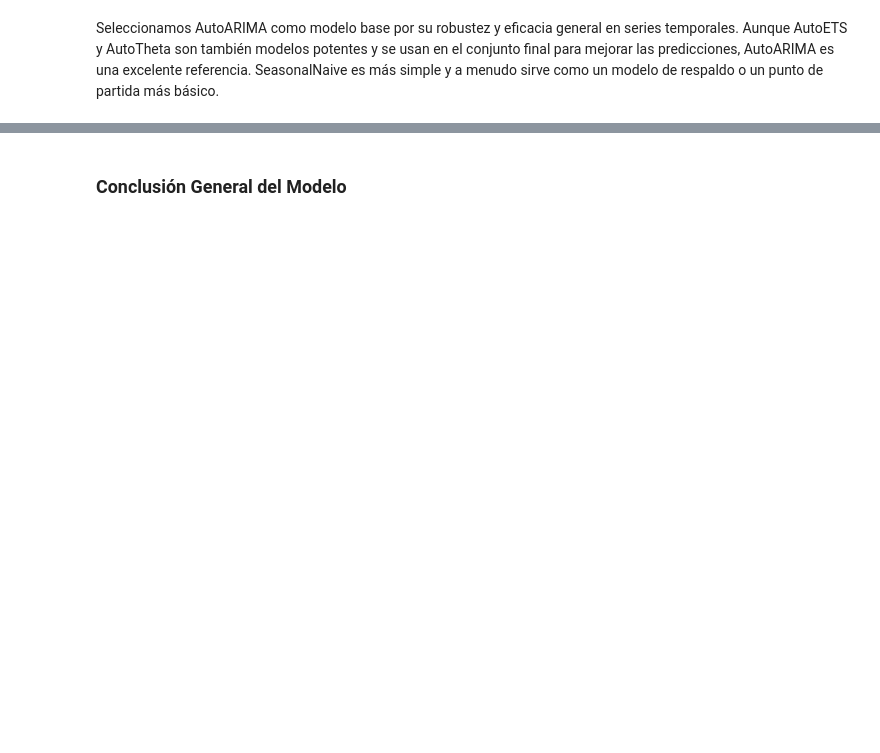
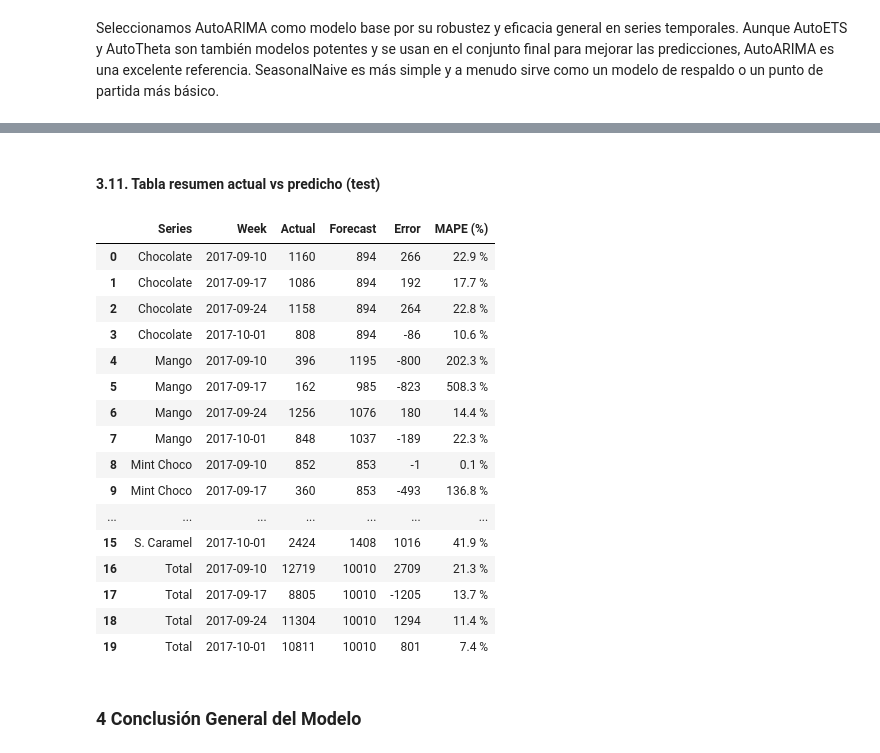
Before and after one commit to Manuel-Carreno/forecasting-parcial, a Jupyter notebook: 02_Parcial_Forecasting_Manuel_Carreño_Esteban_Sequeda.ipynb, the cells around one changed output, grey strips where cells are left out. Drawn from its saved outputs; the diff is of its cells as text; code cells hidden in the pictures; blank space fills up the shorter version.

Commit message:
Se creó con Colab

```diff
--- a/02_Parcial_Forecasting_Manuel_Carreño_Esteban_Sequeda.ipynb
+++ b/02_Parcial_Forecasting_Manuel_Carreño_Esteban_Sequeda.ipynb
@@ -1680,2 +1315,78 @@ Seleccionamos AutoARIMA como modelo base por su robustez y eficacia general en s
+# %% [markdown]
+#### 3.11. Tabla resumen actual vs predicho (test)
+# %%
+# ── 11. Tabla resumen actual vs predicho (test) ───────────────────────────────
+
+def _pred_cols(df, model_name):
+    return [c for c in df.columns if c.startswith(model_name) and "-lo-" not in c and "-hi-" not in c]
+
+
+fcst_test = Y_hat_train
+
+# Obtener el nombre de la columna de predicción para AutoARIMA (el modelo base)
+col_base_pred = next(iter(_pred_cols(fcst_test, "AutoARIMA")), None)
+
+# Asegurarse de que el DataFrame Y_test tiene la columna 'y' para los valores reales
+# Esto ya debería estar presente si Y_test se creó a partir de Y_df
+
+# Unir los valores reales del test con las predicciones
+tbl = Y_test.merge(
+    fcst_test[["unique_id", "ds", col_base_pred]],
+    on=["unique_id", "ds"],
+    how="left",
+)
+
+# Filtrar por los `plot_ids` importantes para la tabla resumen
+tbl = tbl[tbl["unique_id"].isin(plot_ids)].copy()
+
+# Calcular error y MAPE
+tbl["Error"] = tbl["y"] - tbl[col_base_pred]
+tbl["MAPE (%)"] = np.abs(tbl["Error"] / tbl["y"]) * 100
+tbl.loc[tbl["y"] == 0, "MAPE (%)"] = np.nan  # Manejar divisiones por cero
+
+# Formatear la tabla
+tbl = (
+    tbl[["unique_id", "ds", "y", col_base_pred, "Error", "MAPE (%)"]]
+    .rename(
+        columns={
+            "unique_id": "Series",
+            "ds": "Week",
+            "y": "Actual",
+            col_base_pred: "Forecast",
+        }
+    )
+    .assign(
+        Series=lambda df: df["Series"].astype(str).str.split("/").str[-1],
+        Actual=lambda df: df["Actual"].round(0).astype(int),
+        Forecast=lambda df: df["Forecast"].round(0).astype(int),
+        Error=lambda df: df["Error"].round(0).astype(int),
+        **{
+            "MAPE (%)": lambda df: df["MAPE (%)"].round(1)
+            .astype(str) + " %"
+        }
+    )
+    .sort_values(["Series", "Week"])
+    .reset_index(drop=True)
+)
+
+display(tbl)
+# %% [output]
+|  | Series | Week | Actual | Forecast | Error | MAPE (%) |
+| 0 | Chocolate | 2017-09-10 | 1160 | 894 | 266 | 22.9 % |
+| 1 | Chocolate | 2017-09-17 | 1086 | 894 | 192 | 17.7 % |
+| 2 | Chocolate | 2017-09-24 | 1158 | 894 | 264 | 22.8 % |
+| 3 | Chocolate | 2017-10-01 | 808 | 894 | -86 | 10.6 % |
+| 4 | Mango | 2017-09-10 | 396 | 1195 | -800 | 202.3 % |
+| 5 | Mango | 2017-09-17 | 162 | 985 | -823 | 508.3 % |
+| 6 | Mango | 2017-09-24 | 1256 | 1076 | 180 | 14.4 % |
+| 7 | Mango | 2017-10-01 | 848 | 1037 | -189 | 22.3 % |
+| 8 | Mint Choco | 2017-09-10 | 852 | 853 | -1 | 0.1 % |
+| 9 | Mint Choco | 2017-09-17 | 360 | 853 | -493 | 136.8 % |
+| ... | ... | ... | ... | ... | ... | ... |
+| 15 | S. Caramel | 2017-10-01 | 2424 | 1408 | 1016 | 41.9 % |
+| 16 | Total | 2017-09-10 | 12719 | 10010 | 2709 | 21.3 % |
+| 17 | Total | 2017-09-17 | 8805 | 10010 | -1205 | 13.7 % |
+| 18 | Total | 2017-09-24 | 11304 | 10010 | 1294 | 11.4 % |
+| 19 | Total | 2017-10-01 | 10811 | 10010 | 801 | 7.4 % |
 # %% [markdown]
-### Conclusión General del Modelo
+### 4 Conclusión General del Modelo
```
Also changed, not shown: parts of 25 cells of this notebook.
